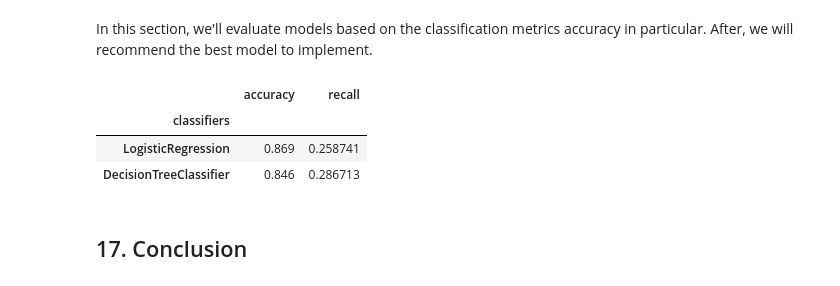
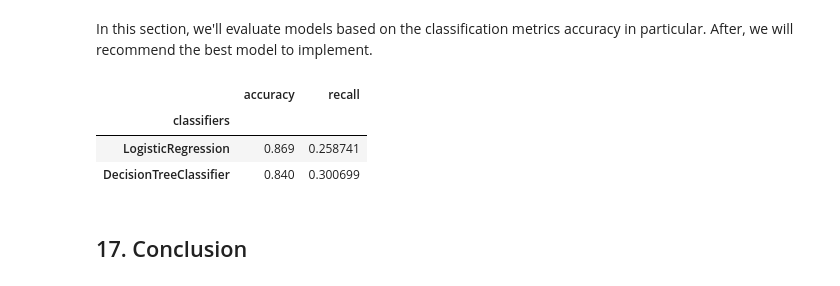
Before and after one commit to Collins-Opiyo/SyriaTelco_Collins_repo-, a Jupyter notebook: index.ipynb, the cells around one changed output. Drawn from its saved outputs; the diff is of its cells as text; code cells hidden in the pictures.

```diff
--- a/index.ipynb
+++ b/index.ipynb
@@ -1830,40 +1828,46 @@ plt.show()
 # %% [markdown]
 In this section, we'll evaluate models based on the classification metrics accuracy in particular. After, we will recommend the best model to implement.
 # %%
-# Fit and transform the training data
-X_train_ohe = ohe.fit_transform(X_train)
+# Initialize OneHotEncoder with handle_unknown='ignore'
+ohe = OneHotEncoder(handle_unknown='ignore')
+
+# Fit and transform the combined training and test data
+combined = pd.concat([X_train, X_test])
+ohe.fit(combined)
+
+# Transform the training data
+X_train_ohe = ohe.transform(X_train)
 
 # Transform the test data
 X_test_ohe = ohe.transform(X_test)
 
 # List of classifiers
-classifiers = [LogisticRegression(),
-               DecisionTreeClassifier()]
+classifiers = [LogisticRegression(), DecisionTreeClassifier()]
 
 # Define a result table as a DataFrame
 result_table = pd.DataFrame(columns=['classifiers', 'accuracy', 'recall'])
 
 # Train the models and record the results
 for cls in classifiers:
     model = cls.fit(X_train_ohe, y_train)  # Fit on the encoded training data
     y_pred = model.predict(X_test_ohe)  # Predict on the encoded test data
 
     accuracy = accuracy_score(y_test, y_pred)  # Calculate accuracy score
     recall = recall_score(y_test, y_pred)  # Calculate recall score
 
     result_table = result_table.append({'classifiers': cls.__class__.__name__,
                                         'accuracy': accuracy,
                                         'recall': recall}, ignore_index=True)
 
 # Set name of the classifiers as index labels
 result_table.set_index('classifiers', inplace=True)
 
 result_table
 # %% [output]
 |  | accuracy | recall |
 | classifiers |  |  |
 | LogisticRegression | 0.869 | 0.258741 |
-| DecisionTreeClassifier | 0.846 | 0.286713 |
+| DecisionTreeClassifier | 0.840 | 0.300699 |
 # %% [markdown]
 ## 17. Conclusion
 # %% [markdown]
```
Also changed, not shown: parts of 19 cells of this notebook.
